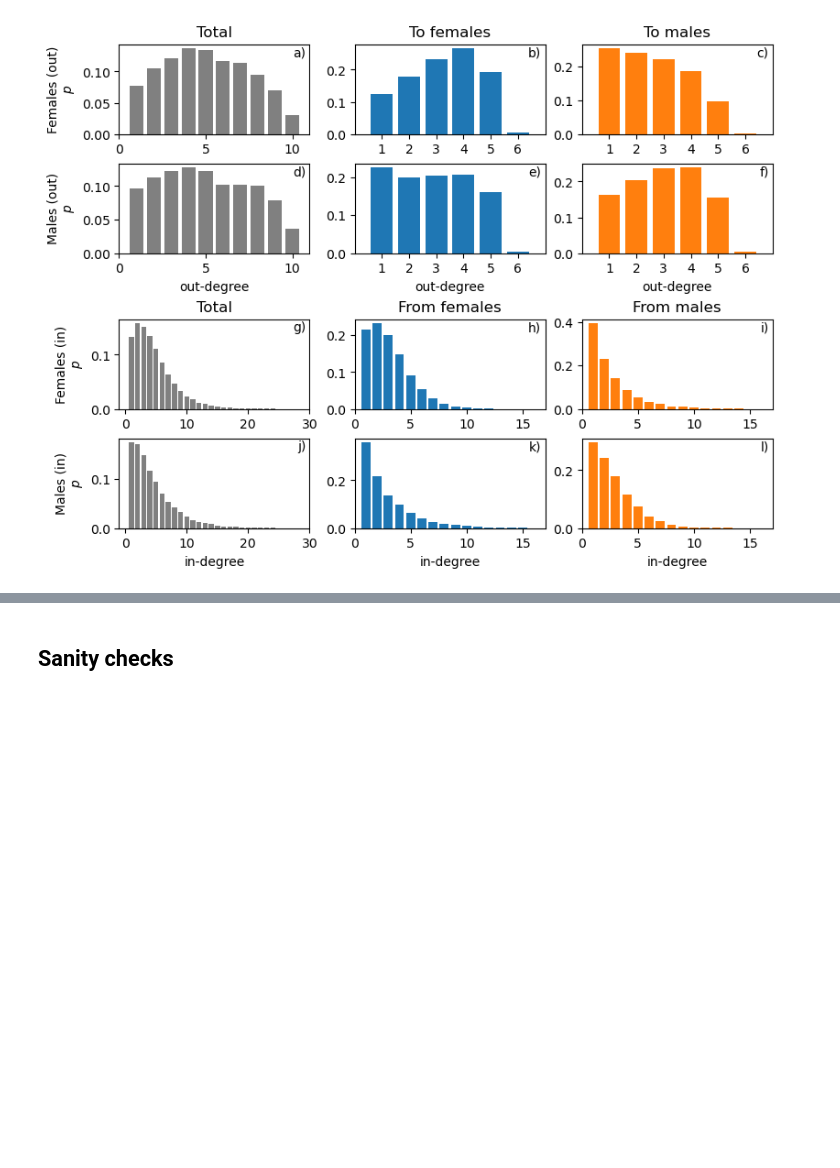
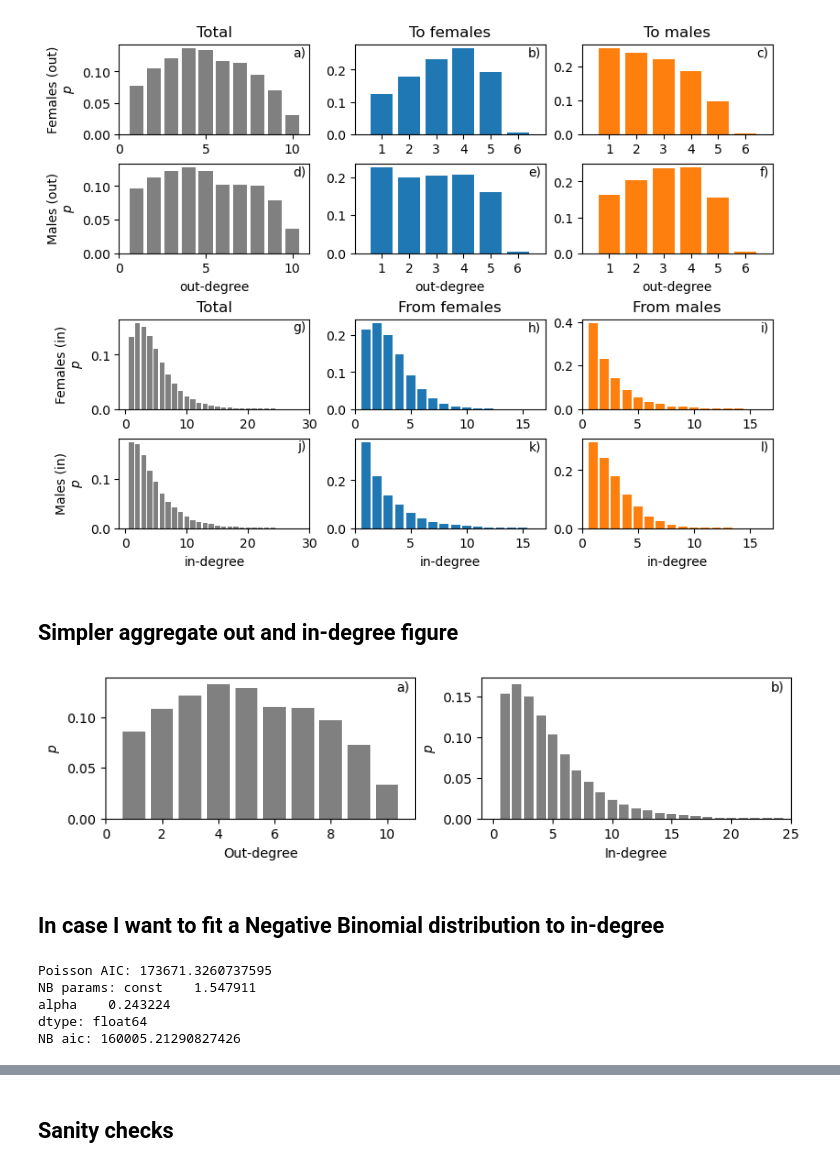
Before and after one commit to CSHVienna/multidimensional_social_interactions_paper, a Jupyter notebook: Fig_degree_distributions.ipynb, the cells around one changed output, grey strips where cells are left out. Saved outputs shown, nothing was run; the diff lists cells and outputs as text; code cells hidden in the pictures; blank space fills up the shorter version.

Commit message:
New aggregate degree figs

```diff
--- a/Fig_degree_distributions.ipynb
+++ b/Fig_degree_distributions.ipynb
@@ -391,3 +393,78 @@ plt.savefig("./figures/degree_distributions.png",dpi=600)
 plt.show()
 # %% [output]
 [figure]
+# %% [markdown]
+## Simpler aggregate out and in-degree figure
+# %%
+fig, axs = plt.subplots(1, 2, figsize=(8,2),layout="constrained")
+
+plt.sca(axs[0])
+plt.ylabel("$p$")
+plt.xlim(0,11)
+
+## Combine female and male students (hopefully that ends up being all students)
+values = list(f_out_deg.values()) + list(m_out_deg.values())
+x, y  = zip(*Counter(values).items())
+y = y/np.sum(y)
+plt.bar(x,y,color="grey")
+axs[0].text(
+    0.98, 0.98,  # Position: near the top right
+    "a)",  # Label text
+    transform=axs[0].transAxes,  # Use Axes coordinates (0,0 is bottom-left, 1,1 is top-right)
+    verticalalignment='top',  # Align to the top
+    horizontalalignment='right',  # Align to the right
+)
+plt.xlabel("Out-degree")
+
+plt.sca(axs[1])
+plt.ylabel("$p$")
+plt.xlim(-1,25)
+
+## Combine female and male students (hopefully that ends up being all students)
+values = list(f_in_deg.values()) + list(m_in_deg.values())
+x, y  = zip(*Counter(values).items())
+y = y/np.sum(y)
+plt.bar(x,y,color="grey")
+
+axs[1].text(
+    0.98, 0.98,  # Position: near the top right
+    "b)",  # Label text
+    transform=axs[1].transAxes,  # Use Axes coordinates (0,0 is bottom-left, 1,1 is top-right)
+    verticalalignment='top',  # Align to the top
+    horizontalalignment='right',  # Align to the right
+)
+
+plt.xlabel("In-degree")
+
+# plt.constrained_layout()
+plt.savefig("./figures/degree_distributions_aggr.pdf")
+plt.savefig("./figures/degree_distributions_aggr.png",dpi=600)
+plt.show()
+# %% [output]
+[figure, added]
+# %% [markdown]
+## In case I want to fit a Negative Binomial distribution to in-degree
+# %%
+import statsmodels.api as sm
+import statsmodels.formula.api as smf
+import pandas as pd
+from statsmodels.discrete.discrete_model import NegativeBinomial
+
+# If you have only counts (no covariates), you can fit NB via GLM with a constant.
+data = list(f_in_deg.values())
+df = pd.DataFrame({"y": data})
+
+# Fit Poisson GLM
+poisson_model = sm.GLM(df["y"], sm.add_constant(np.ones(len(df))), family=sm.families.Poisson()).fit()
+print("Poisson AIC:", poisson_model.aic)
+
+# Fit Negative Binomial (NB2 parameterization via GLM is a bit indirect; better use discrete_model)
+nb_model = NegativeBinomial(df["y"], sm.add_constant(np.ones(len(df)))).fit(disp=False)
+print("NB params:", nb_model.params)
+print("NB aic:", nb_model.aic)
+# %% [output]
+Poisson AIC: 173671.3260737595
+NB params: const    1.547911
+alpha    0.243224
+dtype: float64
+NB aic: 160005.21290827426
```
Also changed, not shown: parts of 4 cells of this notebook, 4 other files.
